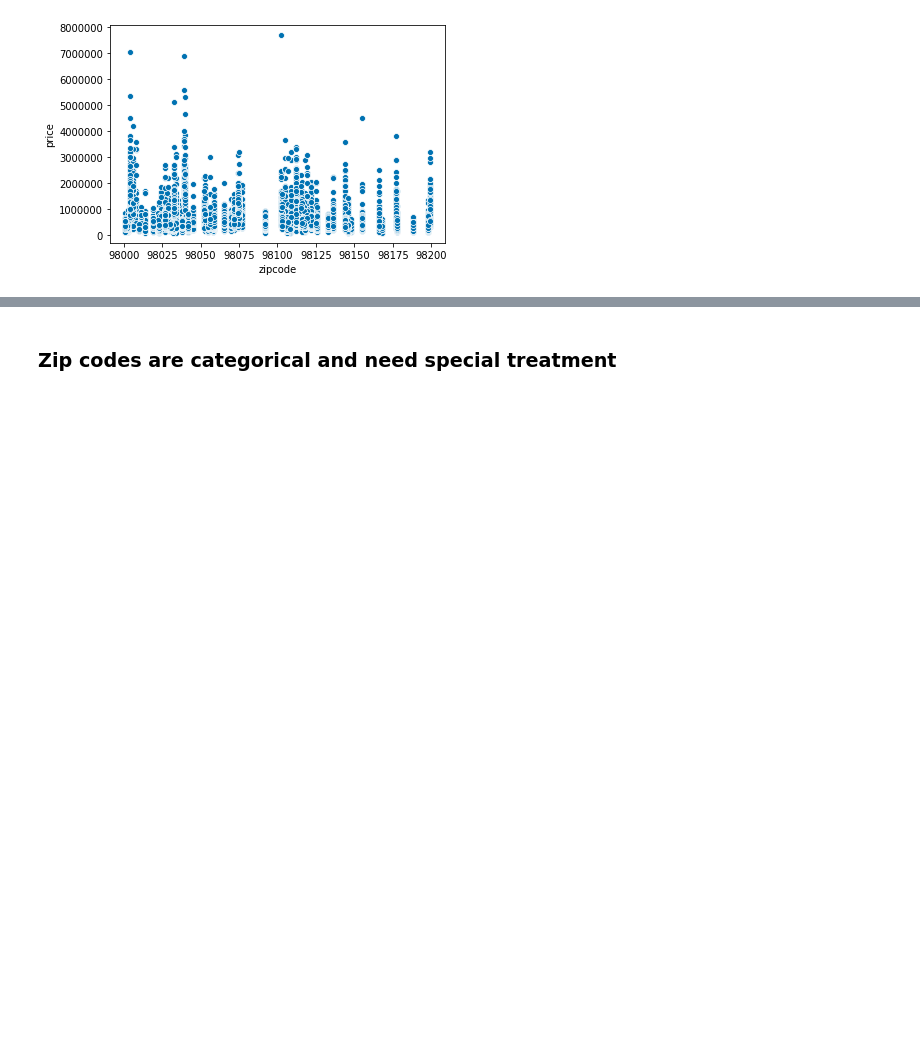
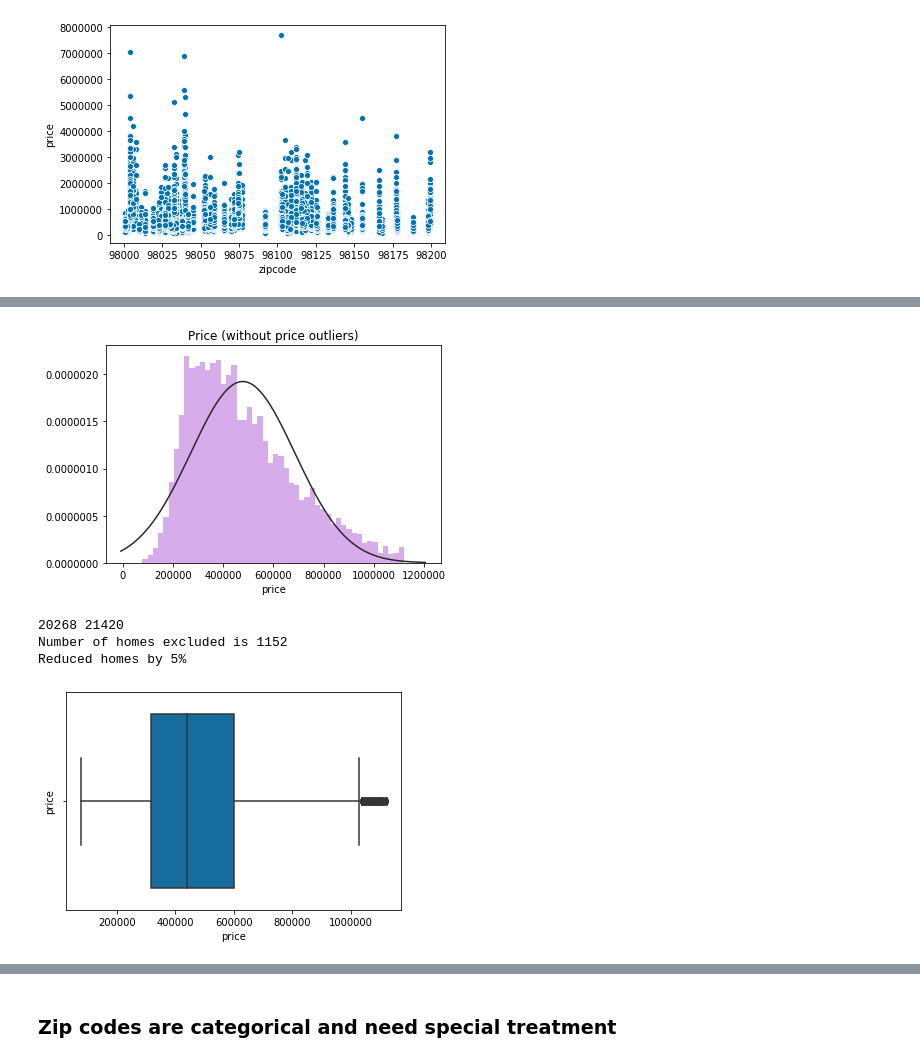
Before and after one commit to shirlwilliams/dsc-mod-2-project-v2-1-online-ds-ft-120919, a Jupyter notebook: 4Model.ipynb, the cells around one changed output, grey strips where cells are left out. Cells and saved outputs as stored; diff of their text form; code cells hidden in the pictures; blank space fills up the shorter version.

```diff
--- a/4Model.ipynb
+++ b/4Model.ipynb
@@ -33,0 +51,27 @@ sns.scatterplot(x="zipcode", y="price", data=df)
+# %%
+# Calculate the price limit for outliers using 1.5 * IQR + Q3
+Q1 = df['price'].quantile(0.25)
+Q3 = df['price'].quantile(0.75)
+IQR = Q3 - Q1
+limit = 1.5 * IQR + Q3
+limit
+
+# Remove upper outliers from sqft_lot and create histogram again
+df_price = df[df['price'] < limit]
+
+# Histogram (distplot)
+sns.distplot(df_price['price'], color='darkorchid', label=df_price, fit=norm, kde=False)
+plt.title('Price (without price outliers)')
+plt.show()
+print(len(df_price), len(df))
+print('Number of homes excluded is ' + str(len(df) - len(df_price)))
+print('Reduced homes by ' + str(round(100 - len(df_price) / len(df) * 100)) + '%')
+
+sns.scatterplot(x="zipcode", y="price", data=df_price)
+sns.boxplot(x='price', data=df_price);
+# %% [output]
+[figure, added]
+20268 21420
+Number of homes excluded is 1152
+Reduced homes by 5%
+[figure, added]
```
Also changed, not shown: parts of 12 cells of this notebook, 7 other files.
